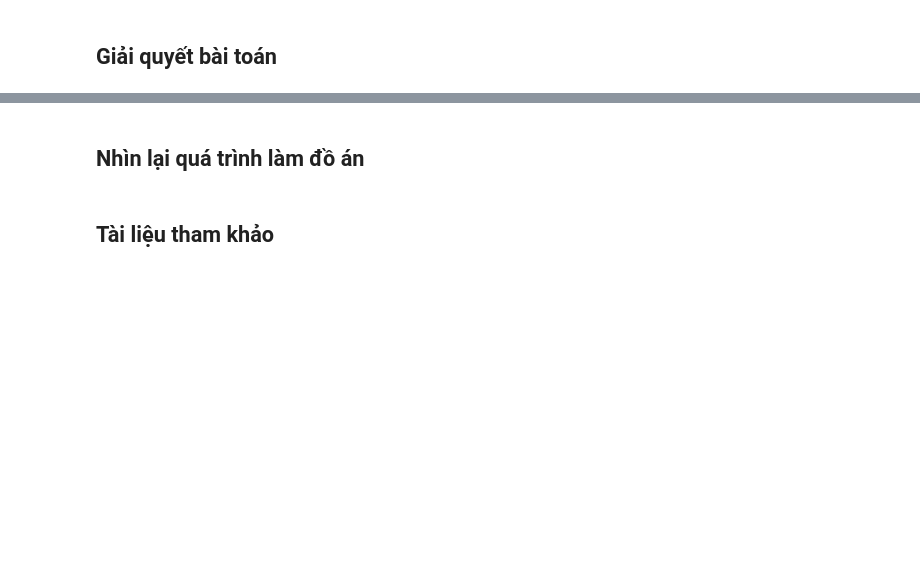
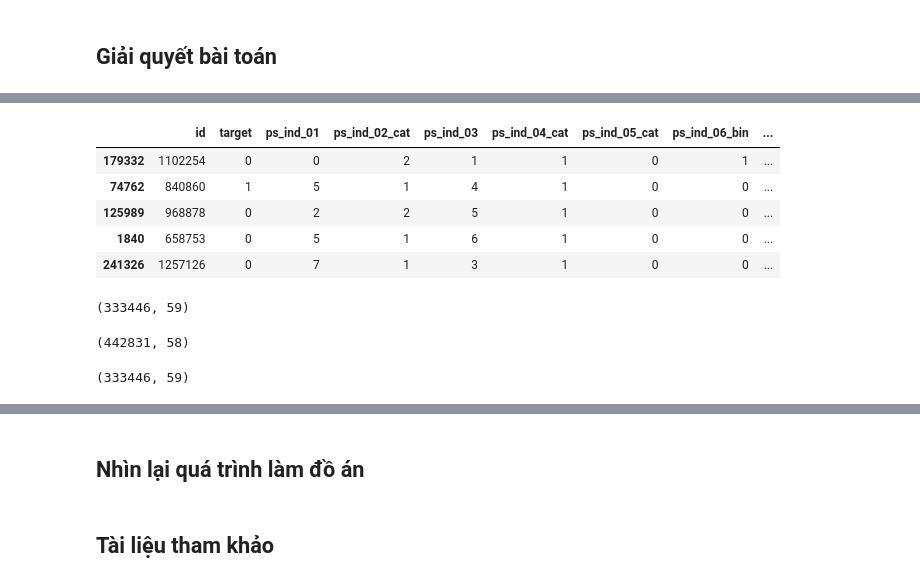
Before and after one commit to PhamVietXuan/kaggle-porto-seguro, a Jupyter notebook: Report.ipynb, the cells around one changed output, grey strips where cells are left out. Saved outputs shown, nothing was run; the diff lists cells and outputs as text; code cells hidden in the pictures; blank space fills up the shorter version.

```diff
--- a/Report.ipynb
+++ b/Report.ipynb
@@ -28,0 +97,22 @@ Link bài toán: [Porto Seguro’s Safe Driver Prediction](https://www.kaggle.co
+# %%
+train.sample(5)
+# %% [output]
+|  | id | target | ps_ind_01 | ps_ind_02_cat | ps_ind_03 | ps_ind_04_cat | ps_ind_05_cat | ps_ind_06_bin | ... |
+| 179332 | 1102254 | 0 | 0 | 2 | 1 | 1 | 0 | 1 | ... |
+| 74762 | 840860 | 1 | 5 | 1 | 4 | 1 | 0 | 0 | ... |
+| 125989 | 968878 | 0 | 2 | 2 | 5 | 1 | 0 | 0 | ... |
+| 1840 | 658753 | 0 | 5 | 1 | 6 | 1 | 0 | 0 | ... |
+| 241326 | 1257126 | 0 | 7 | 1 | 3 | 1 | 0 | 0 | ... |
+# %%
+train.shape
+# %% [output]
+(333446, 59)
+# %%
+test.shape
+# %% [output]
+(442831, 58)
+# %%
+train.drop_duplicates()
+train.shape
+# %% [output]
+(333446, 59)
```
Also changed, not shown: parts of 110 cells of this notebook.
